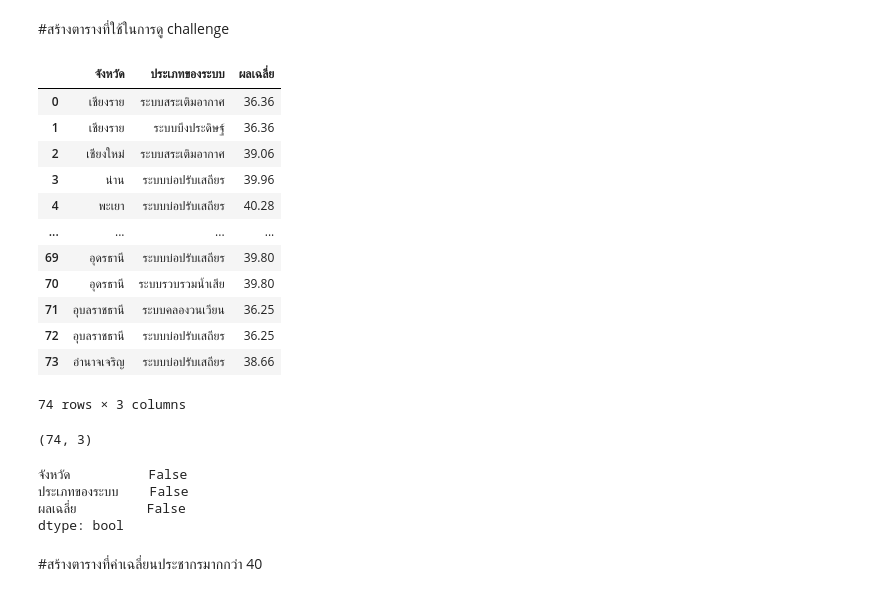
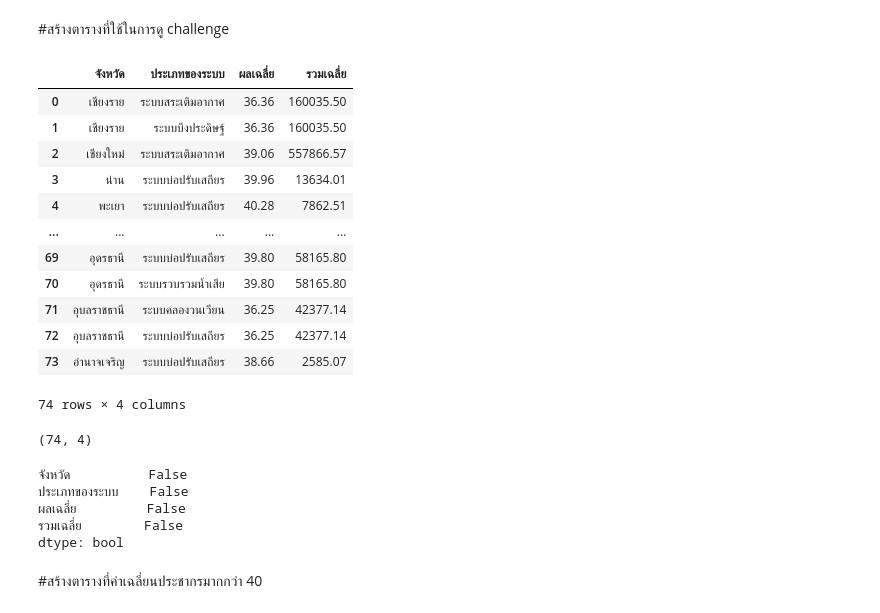
Before and after one commit to ParichayaHongthongkum/DWDM21, a Jupyter notebook: Project_for_Group.ipynb, the cells around one changed output. Saved outputs shown, nothing was run; the diff lists cells and outputs as text; code cells hidden in the pictures.

```diff
--- a/Project_for_Group.ipynb
+++ b/Project_for_Group.ipynb
@@ -330,32 +330,33 @@ table_3_un
 # %% [markdown]
 #สร้างตารางที่ใช้ในการดู challenge
 # %%
-data = table_3[['จังหวัด','ประเภทของระบบ','ผลเฉลี่ย']]
+data = table_3[['จังหวัด','ประเภทของระบบ','ผลเฉลี่ย','รวมเฉลี่ย']]
 data
 # %% [output]
-|  | จังหวัด | ประเภทของระบบ | ผลเฉลี่ย |
-| 0 | เชียงราย | ระบบสระเติมอากาศ | 36.36 |
-| 1 | เชียงราย | ระบบบึงประดิษฐ์ | 36.36 |
-| 2 | เชียงใหม่ | ระบบสระเติมอากาศ | 39.06 |
-| 3 | น่าน | ระบบบ่อปรับเสถียร | 39.96 |
-| 4 | พะเยา | ระบบบ่อปรับเสถียร | 40.28 |
-| ... | ... | ... | ... |
-| 69 | อุดรธานี | ระบบบ่อปรับเสถียร | 39.80 |
-| 70 | อุดรธานี | ระบบรวบรวมน้ำเสีย | 39.80 |
-| 71 | อุบลราชธานี | ระบบคลองวนเวียน | 36.25 |
-| 72 | อุบลราชธานี | ระบบบ่อปรับเสถียร | 36.25 |
-| 73 | อำนาจเจริญ | ระบบบ่อปรับเสถียร | 38.66 |
+|  | จังหวัด | ประเภทของระบบ | ผลเฉลี่ย | รวมเฉลี่ย |
+| 0 | เชียงราย | ระบบสระเติมอากาศ | 36.36 | 160035.50 |
+| 1 | เชียงราย | ระบบบึงประดิษฐ์ | 36.36 | 160035.50 |
+| 2 | เชียงใหม่ | ระบบสระเติมอากาศ | 39.06 | 557866.57 |
+| 3 | น่าน | ระบบบ่อปรับเสถียร | 39.96 | 13634.01 |
+| 4 | พะเยา | ระบบบ่อปรับเสถียร | 40.28 | 7862.51 |
+| ... | ... | ... | ... | ... |
+| 69 | อุดรธานี | ระบบบ่อปรับเสถียร | 39.80 | 58165.80 |
+| 70 | อุดรธานี | ระบบรวบรวมน้ำเสีย | 39.80 | 58165.80 |
+| 71 | อุบลราชธานี | ระบบคลองวนเวียน | 36.25 | 42377.14 |
+| 72 | อุบลราชธานี | ระบบบ่อปรับเสถียร | 36.25 | 42377.14 |
+| 73 | อำนาจเจริญ | ระบบบ่อปรับเสถียร | 38.66 | 2585.07 |
-74 rows × 3 columns
+74 rows × 4 columns
 # %%
 data.shape #ข้อมูลนี้มี 74 แถว 3 คอลัม
 # %% [output]
-(74, 3)
+(74, 4)
 # %%
 data.isnull().any() #ตรวจสอบว่าตารางมีค่าว่างหรือไม่ จะเห็นว่าไม่คอลัมน์ที่มีค่าว่าง
 # %% [output]
 จังหวัด          False
 ประเภทของระบบ    False
 ผลเฉลี่ย         False
+รวมเฉลี่ย        False
 dtype: bool
 # %% [markdown]
 #สร้างตารางที่ค่าเฉลี่ยนประชากรมากกว่า 40
```
Also changed, not shown: parts of 20 cells of this notebook.
